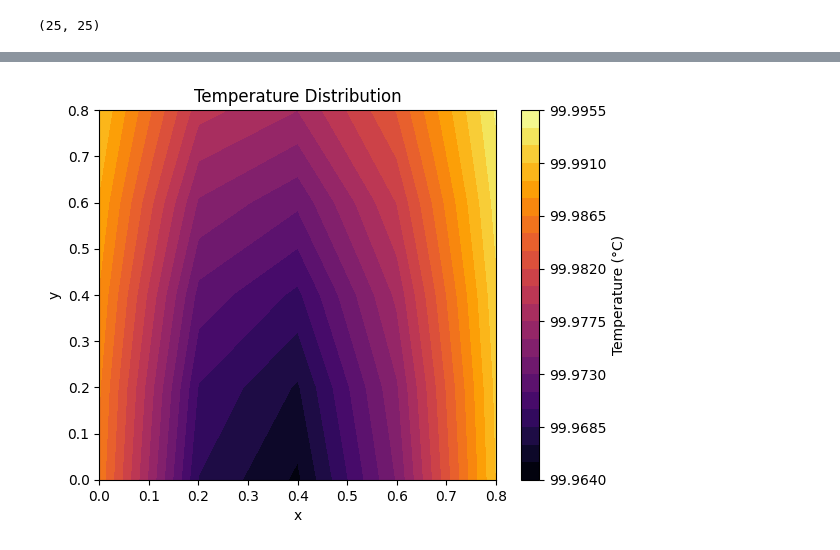
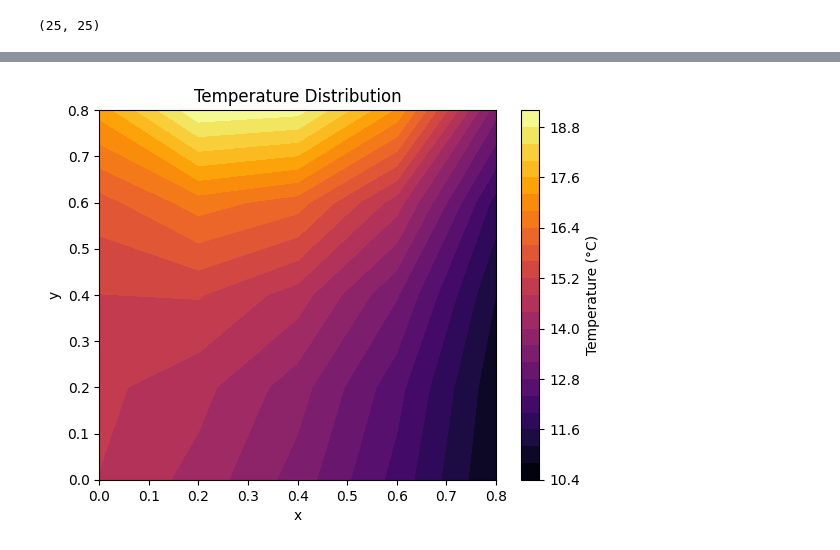
Before and after one commit to Mafaz03/Computational-Fluid-Dynamics, a Jupyter notebook: 2D_Diffusion_assignment.ipynb, the cells around one changed output, grey strips where cells are left out. Drawn from its saved outputs; the diff is of its cells as text; code cells hidden in the pictures.

```diff
--- a/2D_Diffusion_assignment.ipynb
+++ b/2D_Diffusion_assignment.ipynb
@@ -19,10 +19,12 @@ k         = 1000
 # T North : Temperature | 10
 # T West  : Insulated   |
 
-q_E       = 0  # uniform heat generation
+q_E       = 5000  # uniform heat generation
 
-T_N       = 100 # North Side
-T_S       = 100
+T_N       = 10 # North Side
+T_S       = 15
+
+H = 0.5
 # %%
 nodes = []
 n = 1
@@ -224,25 +224,25 @@ mask = ~np.eye(coef_matrix.shape[0], dtype=bool)
 coef_matrix[mask] = -coef_matrix[mask]
 # %%
 X, loops_taken = Gauss_Sadel(coef_matrix, Su_vector, np.zeros_like(Su_vector),
-                             tolerance=1e-4, max_loops=200)
+                             tolerance=1e-4, max_loops=100)
 
 # Reshape for 5×5 grid
 X_grid = X.reshape(5, 5)
 
 # Create coordinates
 x = np.linspace(0, 4*del_x, 5)
 y = np.linspace(0, 4*del_y, 5)
 X_coords, Y_coords = np.meshgrid(x, y)
 
 # Plot
 plt.contourf(X_coords, Y_coords, X_grid, levels=20, cmap='inferno')
 plt.colorbar(label='Temperature (°C)')
 plt.xlabel('x')
 plt.ylabel('y')
 plt.title('Temperature Distribution')
 plt.show()
 # %% [output]
-[figure, old version]
+[figure, new version]
 # %%
 X
 # %% [output]
```
Also changed, not shown: parts of 2 cells of this notebook.
